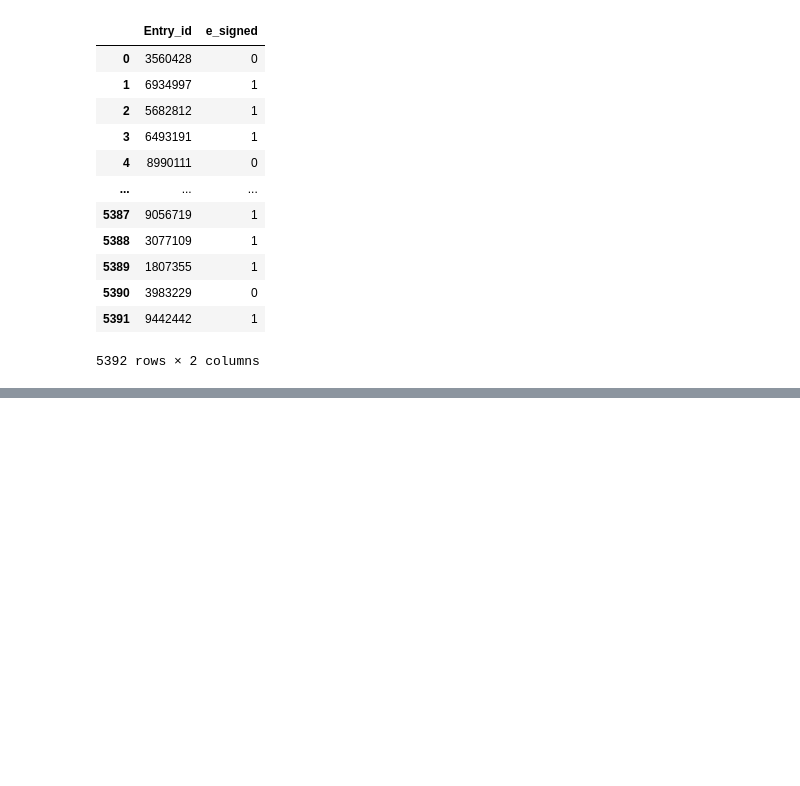
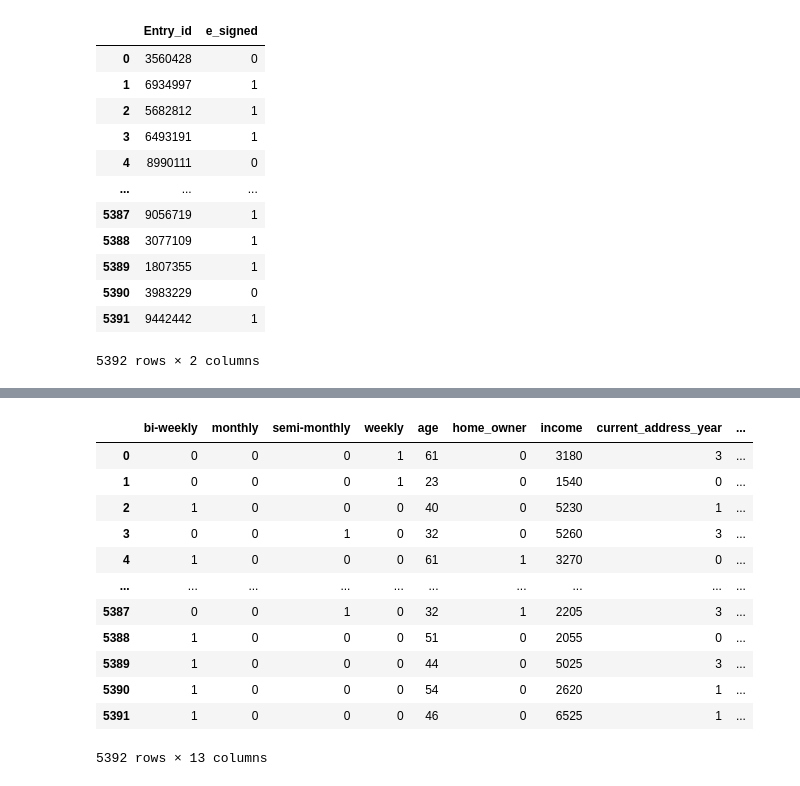
Before and after one commit to Apprentice-doa/DataFestAfrica-Hackathon--E-Process-Applicaton-Classification, a Jupyter notebook: Base_Line_model4.ipynb, the cells around one changed output, grey strips where cells are left out. Drawn from its saved outputs; the diff is of its cells as text; code cells hidden in the pictures; blank space fills up the shorter version.

```diff
--- a/Base_Line_model4.ipynb
+++ b/Base_Line_model4.ipynb
@@ -203,0 +276,18 @@ NameError: name 'Sub3' is not defined
+# %%
+first_test.drop(["months_employed","years_employed","personal_account_m","personal_account_y",
+              "risk_score","risk_score_2","risk_score_3","risk_score_4","risk_score_5",
+              "ext_quality_score","ext_quality_score_2"], axis = 1)
+# %% [output]
+|  | bi-weekly | monthly | semi-monthly | weekly | age | home_owner | income | current_address_year | ... |
+| 0 | 0 | 0 | 0 | 1 | 61 | 0 | 3180 | 3 | ... |
+| 1 | 0 | 0 | 0 | 1 | 23 | 0 | 1540 | 0 | ... |
+| 2 | 1 | 0 | 0 | 0 | 40 | 0 | 5230 | 1 | ... |
+| 3 | 0 | 0 | 1 | 0 | 32 | 0 | 5260 | 3 | ... |
+| 4 | 1 | 0 | 0 | 0 | 61 | 1 | 3270 | 0 | ... |
+| ... | ... | ... | ... | ... | ... | ... | ... | ... | ... |
+| 5387 | 0 | 0 | 1 | 0 | 32 | 1 | 2205 | 3 | ... |
+| 5388 | 1 | 0 | 0 | 0 | 51 | 0 | 2055 | 0 | ... |
+| 5389 | 1 | 0 | 0 | 0 | 44 | 0 | 5025 | 3 | ... |
+| 5390 | 1 | 0 | 0 | 0 | 54 | 0 | 2620 | 1 | ... |
+| 5391 | 1 | 0 | 0 | 0 | 46 | 0 | 6525 | 1 | ... |
+5392 rows × 13 columns
```
Also changed, not shown: parts of 19 cells of this notebook, 8 other files.
